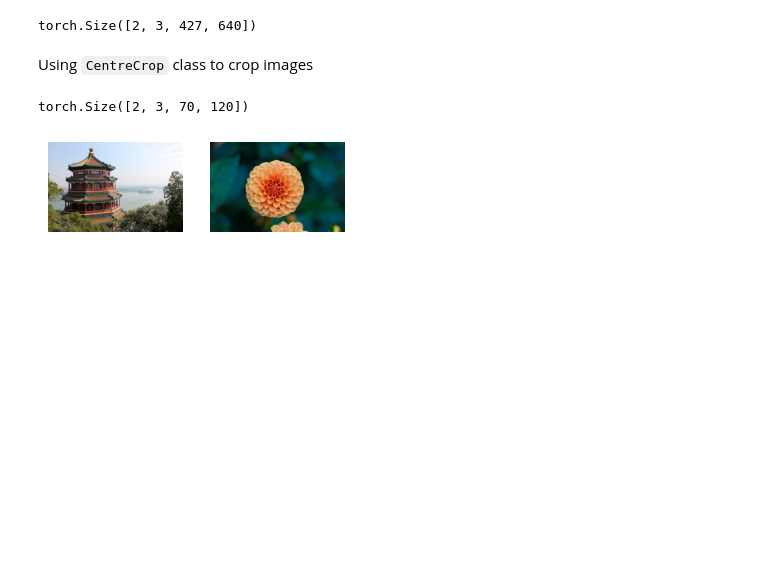
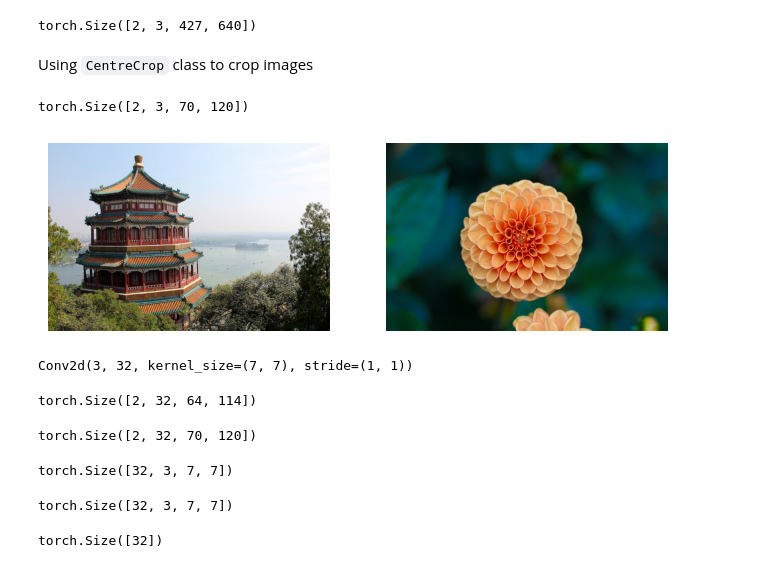
Before and after one commit to ankurdev1-drth/Deep_Learning-, a Jupyter notebook: 03_Deep_Computer_Vision_Using_Convolutional_Neural_Network.ipynb, the cells around one changed output. Cells and saved outputs as stored; diff of their text form; code cells hidden in the pictures; blank space fills up the shorter version.

```diff
--- a/03_Deep_Computer_Vision_Using_Convolutional_Neural_Network.ipynb
+++ b/03_Deep_Computer_Vision_Using_Convolutional_Neural_Network.ipynb
@@ -89,15 +90,13 @@ crop_images.shape
 # %% [output]
 torch.Size([2, 3, 70, 120])
 # %%
-import matplotlib.pyplot as plt
 def plot_image(image):
-  plt.imshow(image.permute(1, 2, 0).numpy())
-  plt.axis("off")
+    plt.imshow(image.permute(1, 2, 0))
+    plt.axis("off")
 
 plt.figure(figsize=(8, 4))
 for index, image in enumerate(sample_images_permute):
-  plt.subplot(2, 4, index + 1)
-  plot_image(image)
-plt.show()
+    plt.subplot(1, 2, index + 1)
+    plot_image(image)
 # %% [output]
-[figure, old version]
+[figure, new version]
@@ -103,0 +107,4 @@ plt.show()
+# %%
+cov_layer
+# %% [output]
+Conv2d(3, 32, kernel_size=(7, 7), stride=(1, 1))
@@ -103,0 +113,4 @@ plt.show()
+# %%
+fmaps.shape
+# %% [output]
+torch.Size([2, 32, 64, 114])
@@ -103,0 +122,16 @@ plt.show()
+# %%
+fmaps.shape
+# %% [output]
+torch.Size([2, 32, 70, 120])
+# %%
+conv_layer.weight.shape
+# %% [output]
+torch.Size([32, 3, 7, 7])
+# %%
+cov_layer.weight.shape
+# %% [output]
+torch.Size([32, 3, 7, 7])
+# %%
+cov_layer.bias.shape
+# %% [output]
+torch.Size([32])
```
Also changed, not shown: parts of 7 cells of this notebook.
